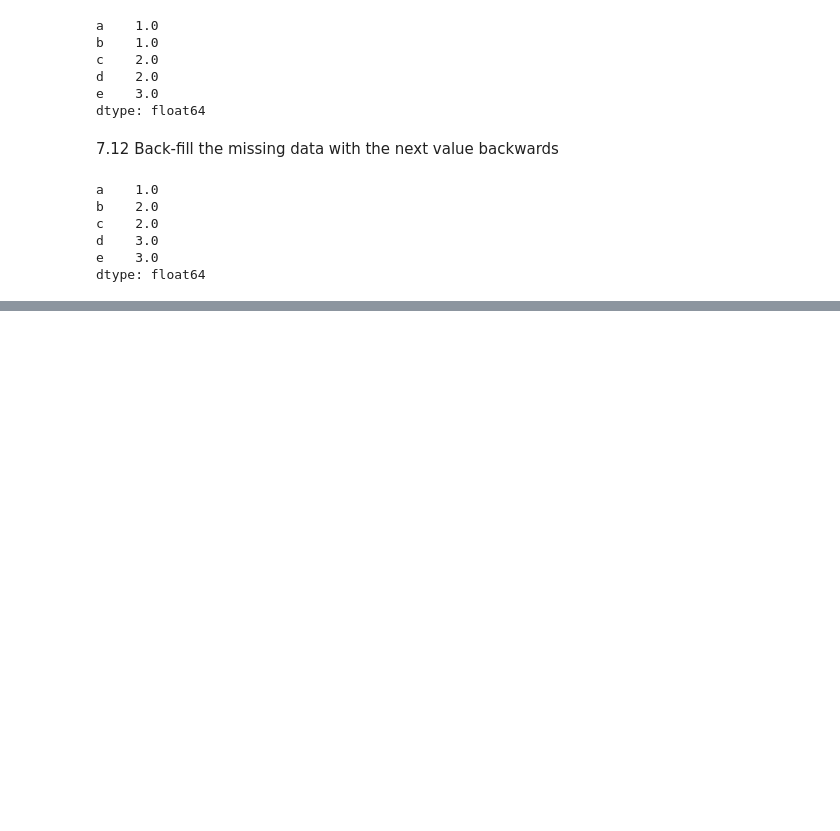
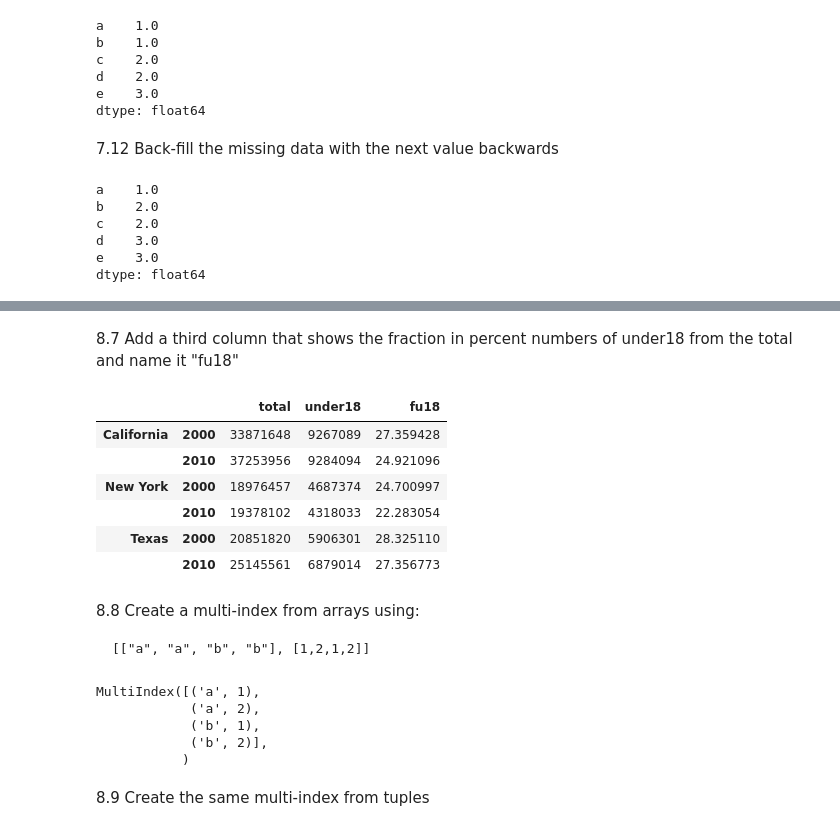
Before and after one commit to LeonvonGrebmer/Data_Science_Training_Books, a Jupyter notebook: Pandas_Training_Book_v_006.ipynb, the cells around one changed output, grey strips where cells are left out. Drawn from its saved outputs; the diff is of its cells as text; code cells hidden in the pictures; blank space fills up the shorter version.

```diff
--- a/Pandas_Training_Book_v_005.ipynb
+++ b/Pandas_Training_Book_v_006.ipynb
@@ -723,0 +812,13 @@ dtype: float64
+# %% [markdown]
+8.7 Add a third column that shows the fraction in percent numbers of under18 from the total and name it "fu18"
+# %%
+pop_df["fu18"] = (pop_df["under18"] / pop_df["total"]) *100
+pop_df
+# %% [output]
+|  |  | total | under18 | fu18 |
+| California | 2000 | 33871648 | 9267089 | 27.359428 |
+|  | 2010 | 37253956 | 9284094 | 24.921096 |
+| New York | 2000 | 18976457 | 4687374 | 24.700997 |
+|  | 2010 | 19378102 | 4318033 | 22.283054 |
+| Texas | 2000 | 20851820 | 5906301 | 28.325110 |
+|  | 2010 | 25145561 | 6879014 | 27.356773 |
@@ -723,0 +827,14 @@ dtype: float64
+# %% [markdown]
+8.8 Create a multi-index from arrays using:
+
+    [["a", "a", "b", "b"], [1,2,1,2]]
+# %%
+[["a", "a", "b", "b"], [1,2,1,2]]
+
+pd.MultiIndex.from_arrays([["a", "a", "b", "b"], [1,2,1,2]])
+# %% [output]
+MultiIndex([('a', 1),
+            ('a', 2),
+            ('b', 1),
+            ('b', 2)],
+           )
@@ -723,0 +843,2 @@ dtype: float64
+# %% [markdown]
+8.9 Create the same multi-index from tuples
```
Also changed, not shown: parts of 64 cells of this notebook.
